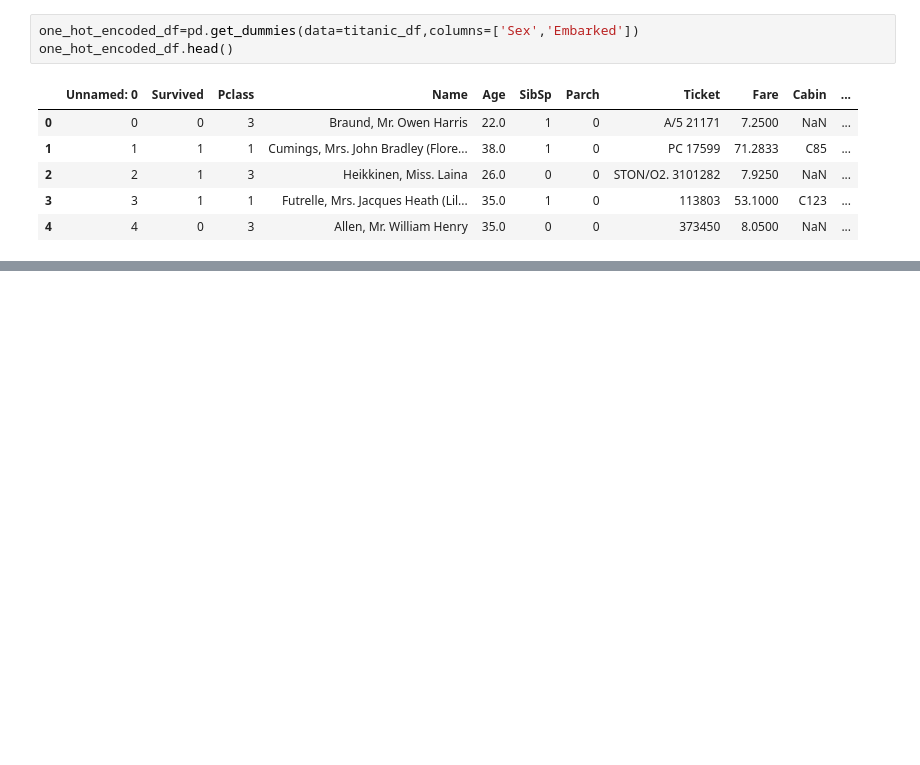
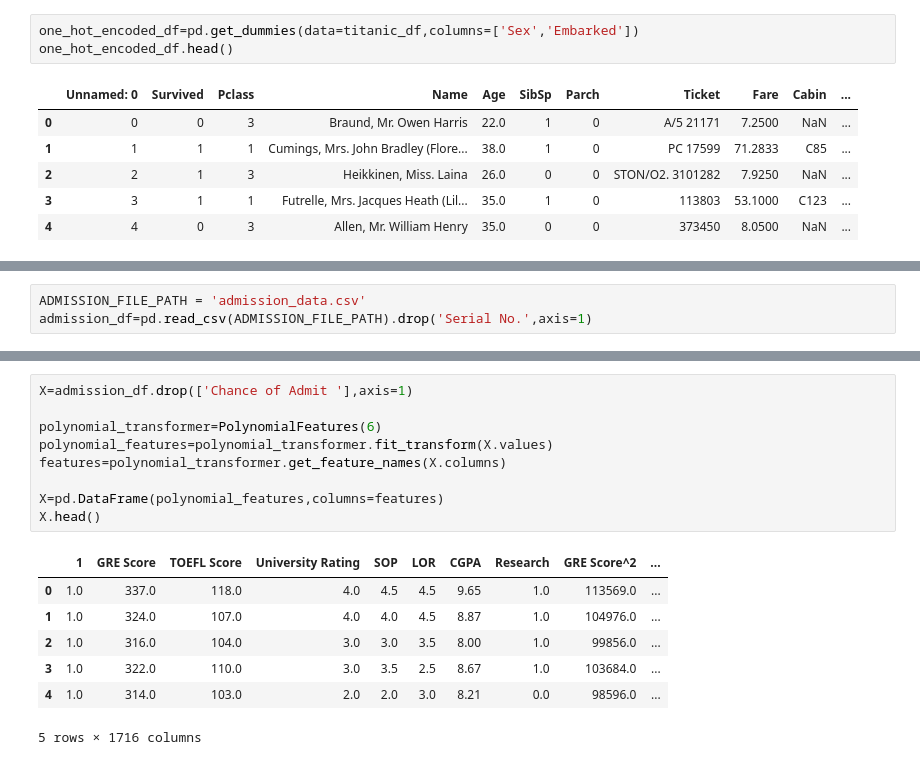
Before and after one commit to devwoo41/PrivateStudy, a Jupyter notebook: DL_ML/ML_go_accurate/MLAC.ipynb, the cells around one changed output, grey strips where cells are left out. Cells and saved outputs as stored; diff of their text form; blank space fills up the shorter version.

```diff
--- a/DL_ML/ML_go_accurate/MLAC.ipynb
+++ b/DL_ML/ML_go_accurate/MLAC.ipynb
@@ -97,0 +108,3 @@ one_hot_encoded_df.head()
+# %%
+ADMISSION_FILE_PATH = 'admission_data.csv'
+admission_df=pd.read_csv(ADMISSION_FILE_PATH).drop('Serial No.',axis=1)
@@ -97,0 +120,17 @@ one_hot_encoded_df.head()
+# %%
+X=admission_df.drop(['Chance of Admit '],axis=1)
+
+polynomial_transformer=PolynomialFeatures(6)
+polynomial_features=polynomial_transformer.fit_transform(X.values)
+features=polynomial_transformer.get_feature_names(X.columns)
+
+X=pd.DataFrame(polynomial_features,columns=features)
+X.head()
+# %% [output]
+|  | 1 | GRE Score | TOEFL Score | University Rating | SOP | LOR | CGPA | Research | GRE Score^2 | ... |
+| 0 | 1.0 | 337.0 | 118.0 | 4.0 | 4.5 | 4.5 | 9.65 | 1.0 | 113569.0 | ... |
+| 1 | 1.0 | 324.0 | 107.0 | 4.0 | 4.0 | 4.5 | 8.87 | 1.0 | 104976.0 | ... |
+| 2 | 1.0 | 316.0 | 104.0 | 3.0 | 3.0 | 3.5 | 8.00 | 1.0 | 99856.0 | ... |
+| 3 | 1.0 | 322.0 | 110.0 | 3.0 | 3.5 | 2.5 | 8.67 | 1.0 | 103684.0 | ... |
+| 4 | 1.0 | 314.0 | 103.0 | 2.0 | 2.0 | 3.0 | 8.21 | 0.0 | 98596.0 | ... |
+5 rows × 1716 columns
```
Also changed, not shown: parts of 6 cells of this notebook, 2 other files.
